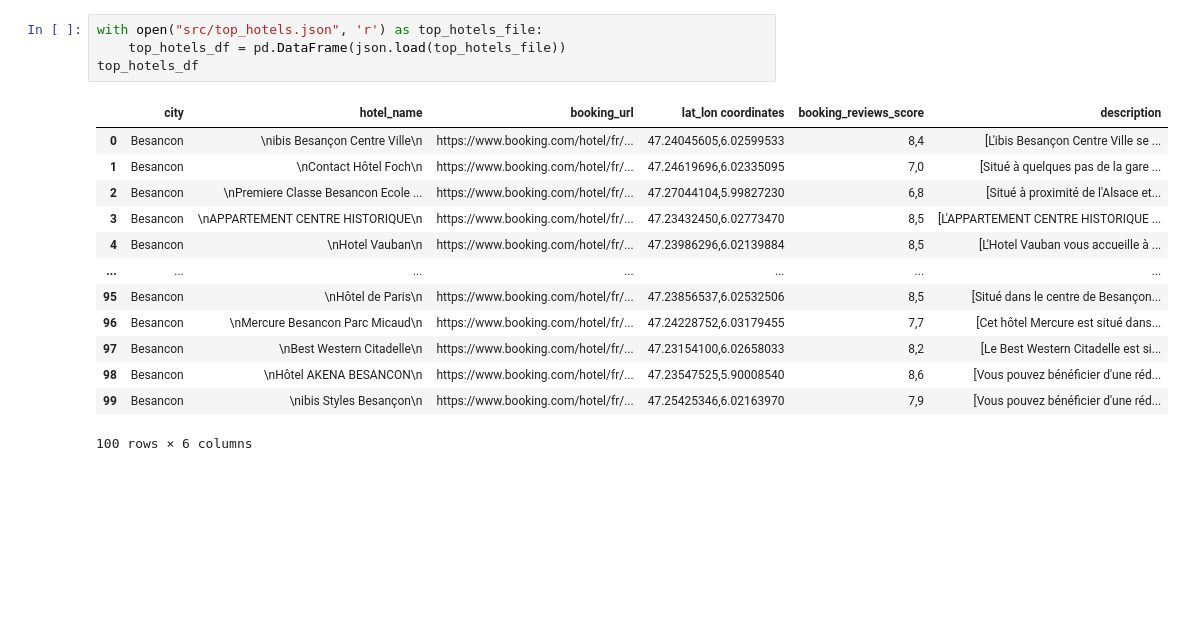
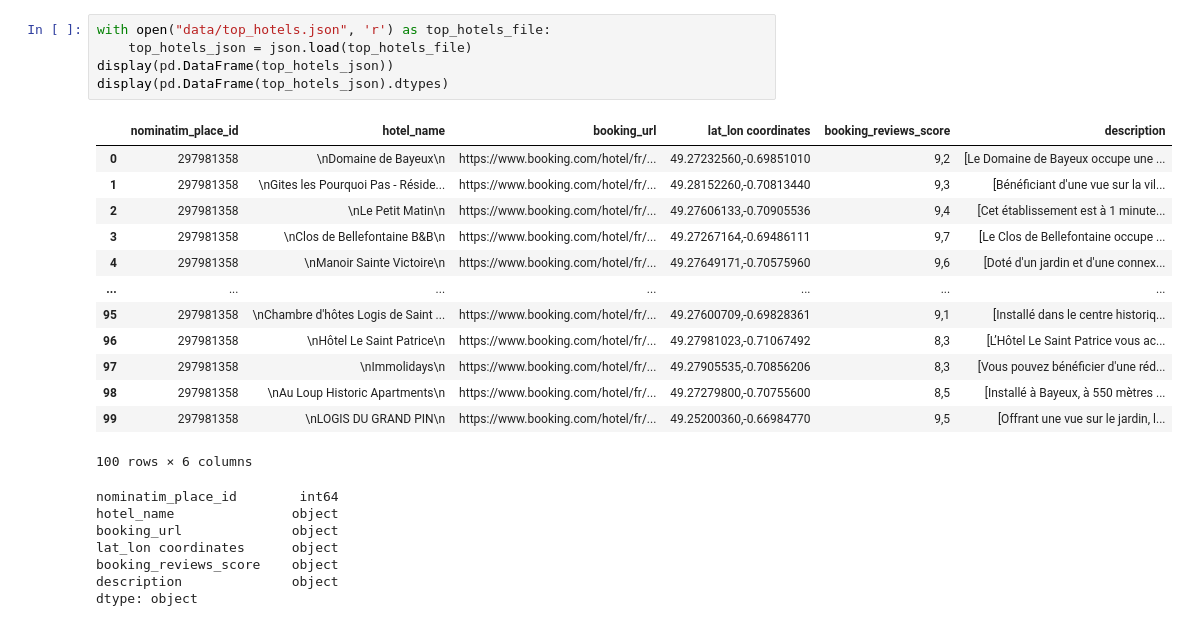
Before and after one commit to Acsts/Data_Collection--Travel_Recommandations, a Jupyter notebook: Hotels_info_collector.ipynb, the cells around one changed output. Cells and saved outputs as stored; diff of their text form; blank space fills up the shorter version.

```diff
--- a/Hotels_info_collector.ipynb
+++ b/Hotels_info_collector.ipynb
@@ -119,18 +163,26 @@ process.start()
 # %%
-with open("src/top_hotels.json", 'r') as top_hotels_file:
-    top_hotels_df = pd.DataFrame(json.load(top_hotels_file))
-top_hotels_df
+with open("data/top_hotels.json", 'r') as top_hotels_file:
+    top_hotels_json = json.load(top_hotels_file)
+display(pd.DataFrame(top_hotels_json))
+display(pd.DataFrame(top_hotels_json).dtypes)
 # %% [output]
-|  | city | hotel_name | booking_url | lat_lon coordinates | booking_reviews_score | description |
-| 0 | Besancon | \nibis Besançon Centre Ville\n | https://www.booking.com/hotel/fr/... | 47.24045605,6.02599533 | 8,4 | [L'ibis Besançon Centre Ville se ... |
-| 1 | Besancon | \nContact Hôtel Foch\n | https://www.booking.com/hotel/fr/... | 47.24619696,6.02335095 | 7,0 | [Situé à quelques pas de la gare ... |
-| 2 | Besancon | \nPremiere Classe Besancon Ecole ... | https://www.booking.com/hotel/fr/... | 47.27044104,5.99827230 | 6,8 | [Situé à proximité de l'Alsace et... |
-| 3 | Besancon | \nAPPARTEMENT CENTRE HISTORIQUE\n | https://www.booking.com/hotel/fr/... | 47.23432450,6.02773470 | 8,5 | [L'APPARTEMENT CENTRE HISTORIQUE ... |
-| 4 | Besancon | \nHotel Vauban\n | https://www.booking.com/hotel/fr/... | 47.23986296,6.02139884 | 8,5 | [L'Hotel Vauban vous accueille à ... |
+|  | nominatim_place_id | hotel_name | booking_url | lat_lon coordinates | booking_reviews_score | description |
+| 0 | 297981358 | \nDomaine de Bayeux\n | https://www.booking.com/hotel/fr/... | 49.27232560,-0.69851010 | 9,2 | [Le Domaine de Bayeux occupe une ... |
+| 1 | 297981358 | \nGites les Pourquoi Pas - Réside... | https://www.booking.com/hotel/fr/... | 49.28152260,-0.70813440 | 9,3 | [Bénéficiant d'une vue sur la vil... |
+| 2 | 297981358 | \nLe Petit Matin\n | https://www.booking.com/hotel/fr/... | 49.27606133,-0.70905536 | 9,4 | [Cet établissement est à 1 minute... |
+| 3 | 297981358 | \nClos de Bellefontaine B&B\n | https://www.booking.com/hotel/fr/... | 49.27267164,-0.69486111 | 9,7 | [Le Clos de Bellefontaine occupe ... |
+| 4 | 297981358 | \nManoir Sainte Victoire\n | https://www.booking.com/hotel/fr/... | 49.27649171,-0.70575960 | 9,6 | [Doté d'un jardin et d'une connex... |
 | ... | ... | ... | ... | ... | ... | ... |
-| 95 | Besancon | \nHôtel de Paris\n | https://www.booking.com/hotel/fr/... | 47.23856537,6.02532506 | 8,5 | [Situé dans le centre de Besançon... |
-| 96 | Besancon | \nMercure Besancon Parc Micaud\n | https://www.booking.com/hotel/fr/... | 47.24228752,6.03179455 | 7,7 | [Cet hôtel Mercure est situé dans... |
-| 97 | Besancon | \nBest Western Citadelle\n | https://www.booking.com/hotel/fr/... | 47.23154100,6.02658033 | 8,2 | [Le Best Western Citadelle est si... |
-| 98 | Besancon | \nHôtel AKENA BESANCON\n | https://www.booking.com/hotel/fr/... | 47.23547525,5.90008540 | 8,6 | [Vous pouvez bénéficier d'une réd... |
-| 99 | Besancon | \nibis Styles Besançon\n | https://www.booking.com/hotel/fr/... | 47.25425346,6.02163970 | 7,9 | [Vous pouvez bénéficier d'une réd... |
+| 95 | 297981358 | \nChambre d'hôtes Logis de Saint ... | https://www.booking.com/hotel/fr/... | 49.27600709,-0.69828361 | 9,1 | [Installé dans le centre historiq... |
+| 96 | 297981358 | \nHôtel Le Saint Patrice\n | https://www.booking.com/hotel/fr/... | 49.27981023,-0.71067492 | 8,3 | [L’Hôtel Le Saint Patrice vous ac... |
+| 97 | 297981358 | \nImmolidays\n | https://www.booking.com/hotel/fr/... | 49.27905535,-0.70856206 | 8,3 | [Vous pouvez bénéficier d'une réd... |
+| 98 | 297981358 | \nAu Loup Historic Apartments\n | https://www.booking.com/hotel/fr/... | 49.27279800,-0.70755600 | 8,5 | [Installé à Bayeux, à 550 mètres ... |
+| 99 | 297981358 | \nLOGIS DU GRAND PIN\n | https://www.booking.com/hotel/fr/... | 49.25200360,-0.66984770 | 9,5 | [Offrant une vue sur le jardin, l... |
 100 rows × 6 columns
+nominatim_place_id        int64
+hotel_name               object
+booking_url              object
+lat_lon coordinates      object
+booking_reviews_score    object
+description              object
+dtype: object
```
Also changed, not shown: parts of 19 cells of this notebook, 10 other files.
